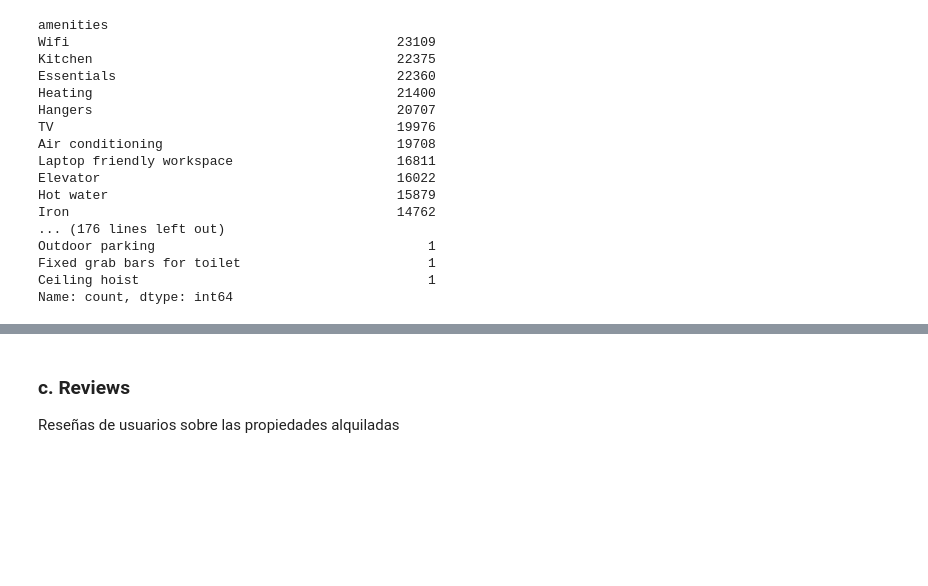
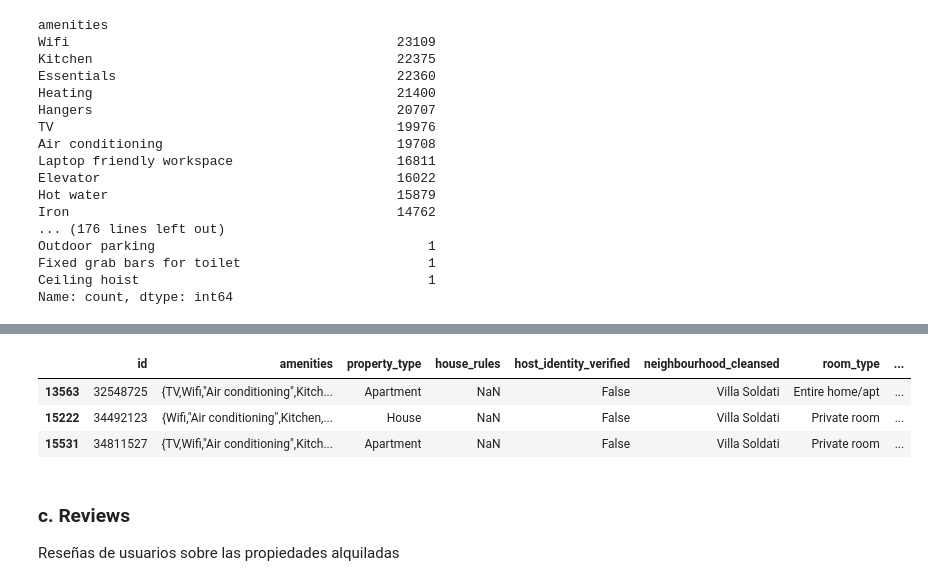
Before and after one commit to fastofasto/Desafio-Profesional-Data-Analyst, a Jupyter notebook: Entrega final - copia (2) (1).ipynb, the cells around one changed output, grey strips where cells are left out. Cells and saved outputs as stored; diff of their text form; code cells hidden in the pictures; blank space fills up the shorter version.

```diff
--- a/Entrega final - copia (2) (1).ipynb
+++ b/Entrega final - copia (2) (1).ipynb
@@ -448,3 +471,12 @@ Name: count, dtype: int64
+# %%
+display(listings_full[
+    listings_full["neighbourhood_cleansed"] == "Villa Soldati"
+])
+# %% [output]
+|  | id | amenities | property_type | house_rules | host_identity_verified | neighbourhood_cleansed | room_type | ... |
+| 13563 | 32548725 | {TV,Wifi,"Air conditioning",Kitch... | Apartment | NaN | False | Villa Soldati | Entire home/apt | ... |
+| 15222 | 34492123 | {Wifi,"Air conditioning",Kitchen,... | House | NaN | False | Villa Soldati | Private room | ... |
+| 15531 | 34811527 | {TV,Wifi,"Air conditioning",Kitch... | Apartment | NaN | False | Villa Soldati | Private room | ... |
 # %% [markdown]
 ### c. Reviews
 Reseñas de usuarios sobre las propiedades alquiladas
```
Also changed, not shown: parts of 6 cells of this notebook.
